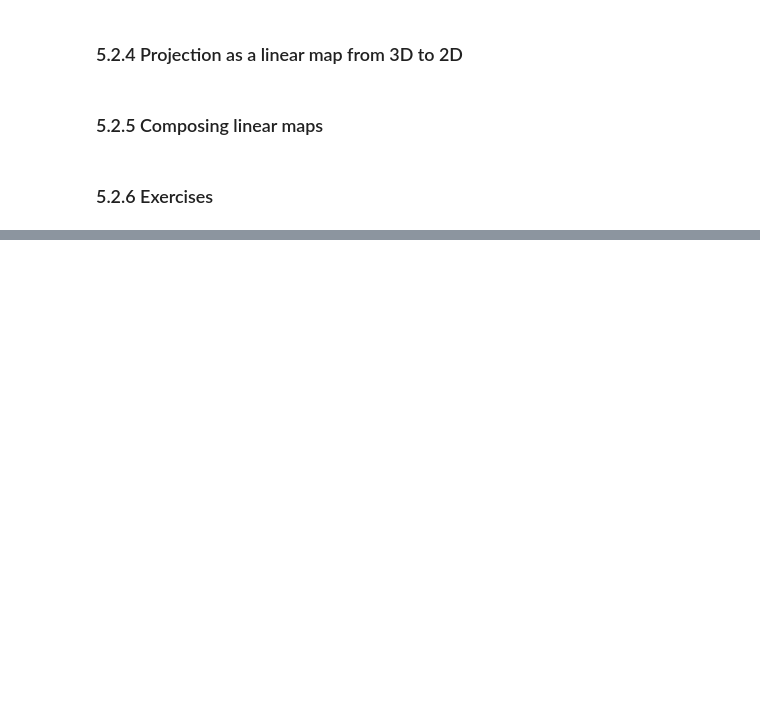
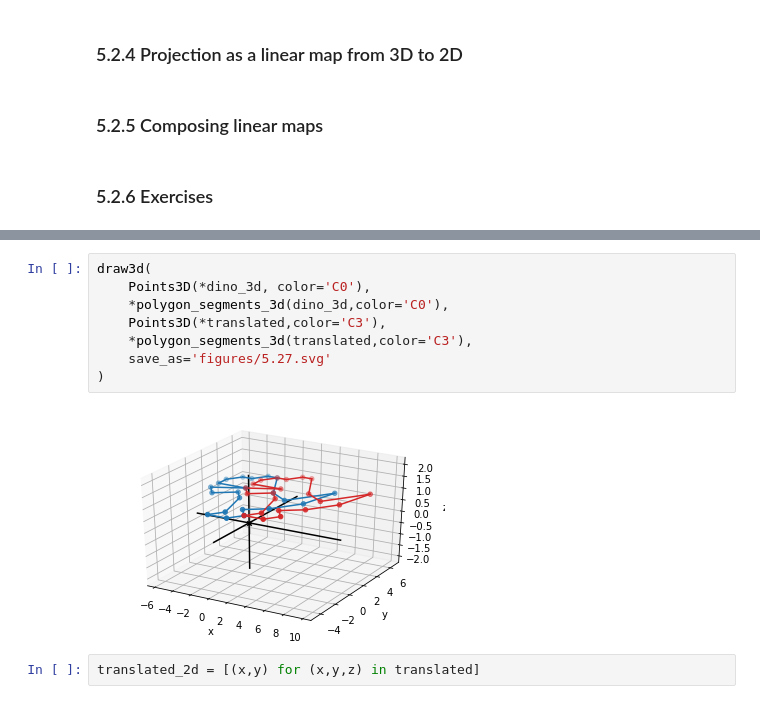
Before and after one commit to saradhimpardha/math_for_programmers, a Jupyter notebook: chapter_05/chapter_05_exercise.ipynb, the cells around one changed output, grey strips where cells are left out. Saved outputs shown, nothing was run; the diff lists cells and outputs as text; blank space fills up the shorter version.

```diff
--- a/chapter_05/chapter_05_exercise.ipynb
+++ b/chapter_05/chapter_05_exercise.ipynb
@@ -727,0 +832,12 @@ multiply_matrix_vector(c,(1,1,1))
+# %%
+draw3d(
+    Points3D(*dino_3d, color='C0'),
+    *polygon_segments_3d(dino_3d,color='C0'),
+    Points3D(*translated,color='C3'),
+    *polygon_segments_3d(translated,color='C3'),
+    save_as='figures/5.27.svg'
+)
+# %% [output]
+[figure, added]
+# %%
+translated_2d = [(x,y) for (x,y,z) in translated]
```
Also changed, not shown: parts of 49 cells of this notebook.
